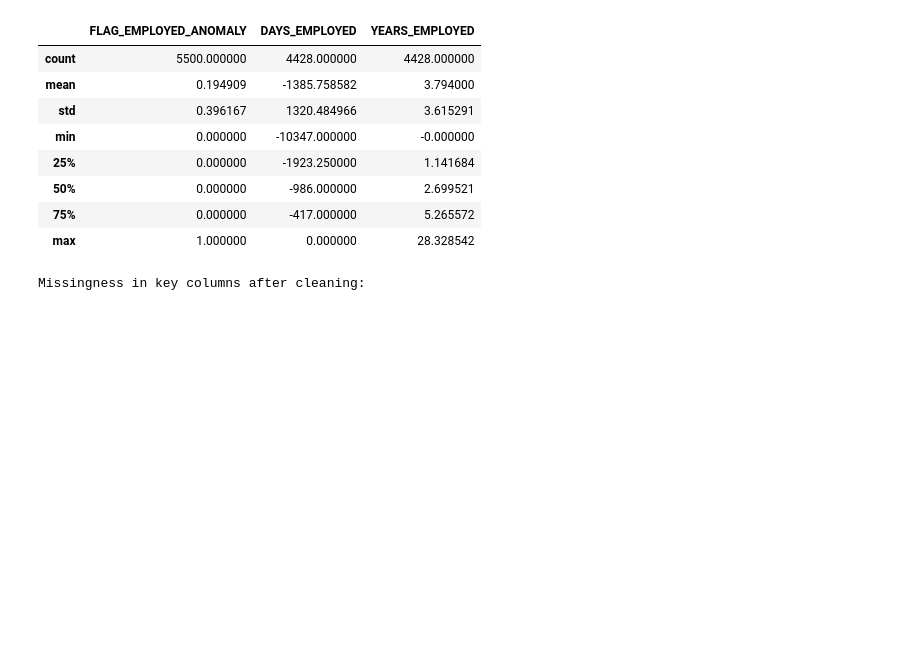
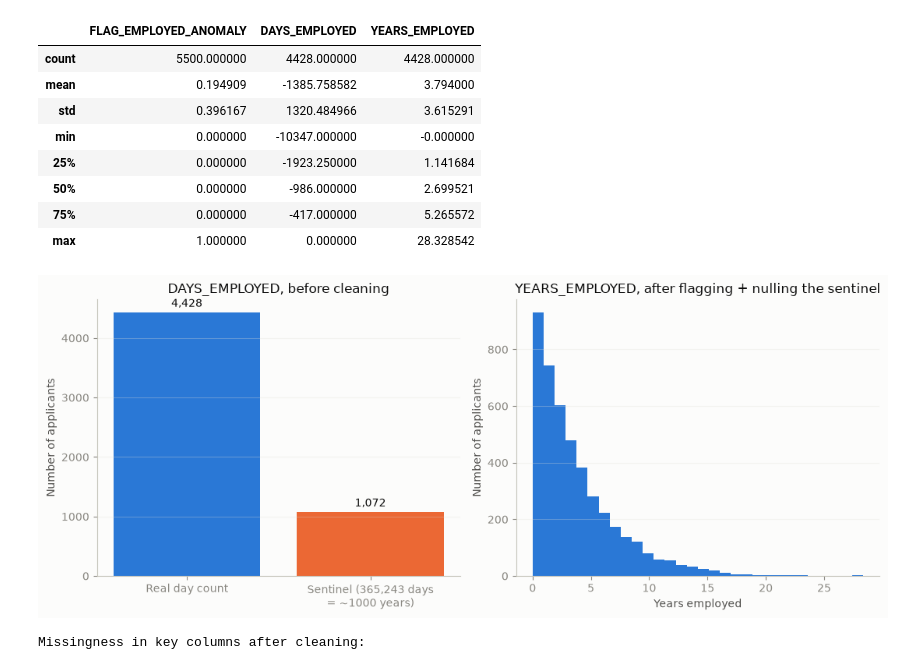
Before and after one commit to user17410/credit-risk-threshold-optimizer, a Jupyter notebook: notebooks/analysis.ipynb, the cells around one changed output. Drawn from its saved outputs; the diff is of its cells as text; code cells hidden in the pictures; blank space fills up the shorter version.

```diff
--- a/notebooks/analysis.ipynb
+++ b/notebooks/analysis.ipynb
@@ -78,6 +78,13 @@ Rows with the DAYS_EMPLOYED sentinel (365243): 1,072 (19.5% of all rows)
 | 50% | 0.000000 | -986.000000 | 2.699521 |
 | 75% | 0.000000 | -417.000000 | 5.265572 |
 | max | 1.000000 | 0.000000 | 28.328542 |
+# %%
+from data_prep import plot_days_employed_anomaly
+
+fig = plot_days_employed_anomaly(raw_df, df)
+plt.show()
+# %% [output]
+[figure, added]
 # %%
 print("Missingness in key columns after cleaning:")
 df[["EXT_SOURCE_1", "EXT_SOURCE_2", "EXT_SOURCE_3", "OWN_CAR_AGE", "YEARS_EMPLOYED"]].isna().mean().round(3)
```
Also changed, not shown: parts of 1 cell of this notebook, 5 other files.
